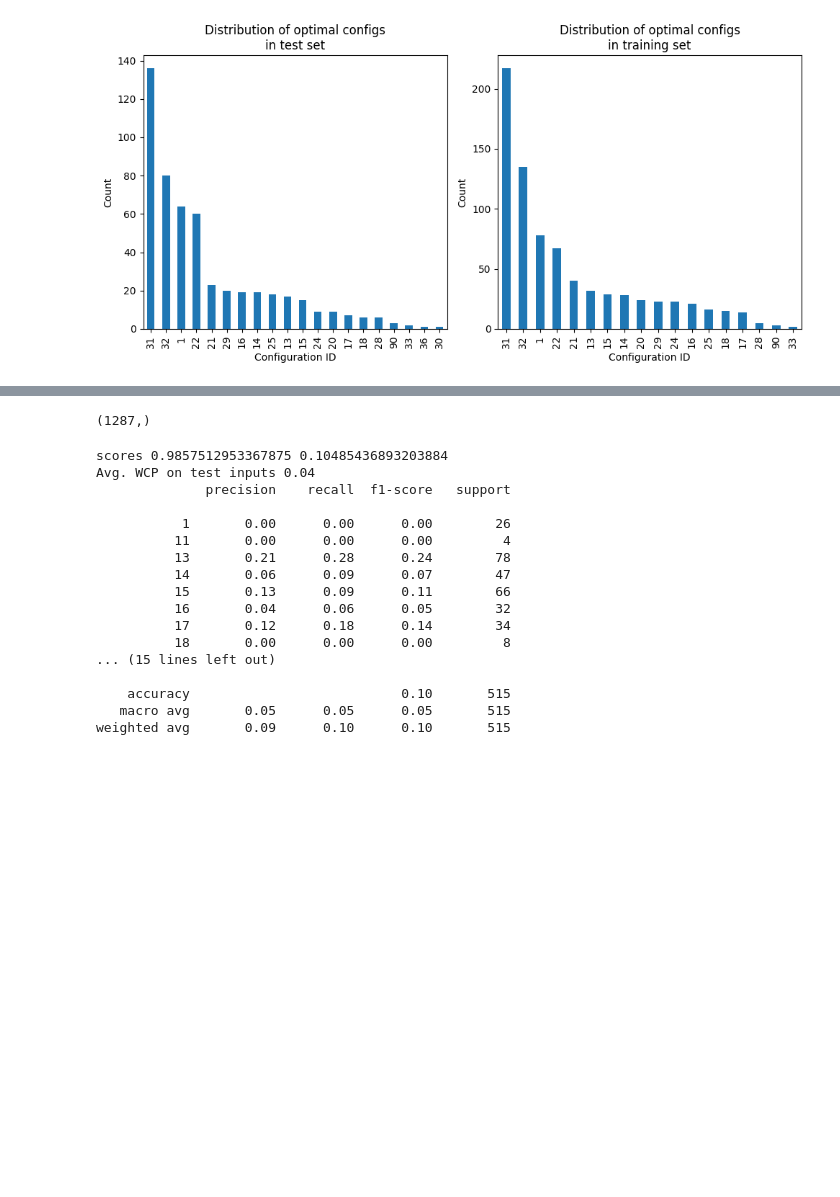
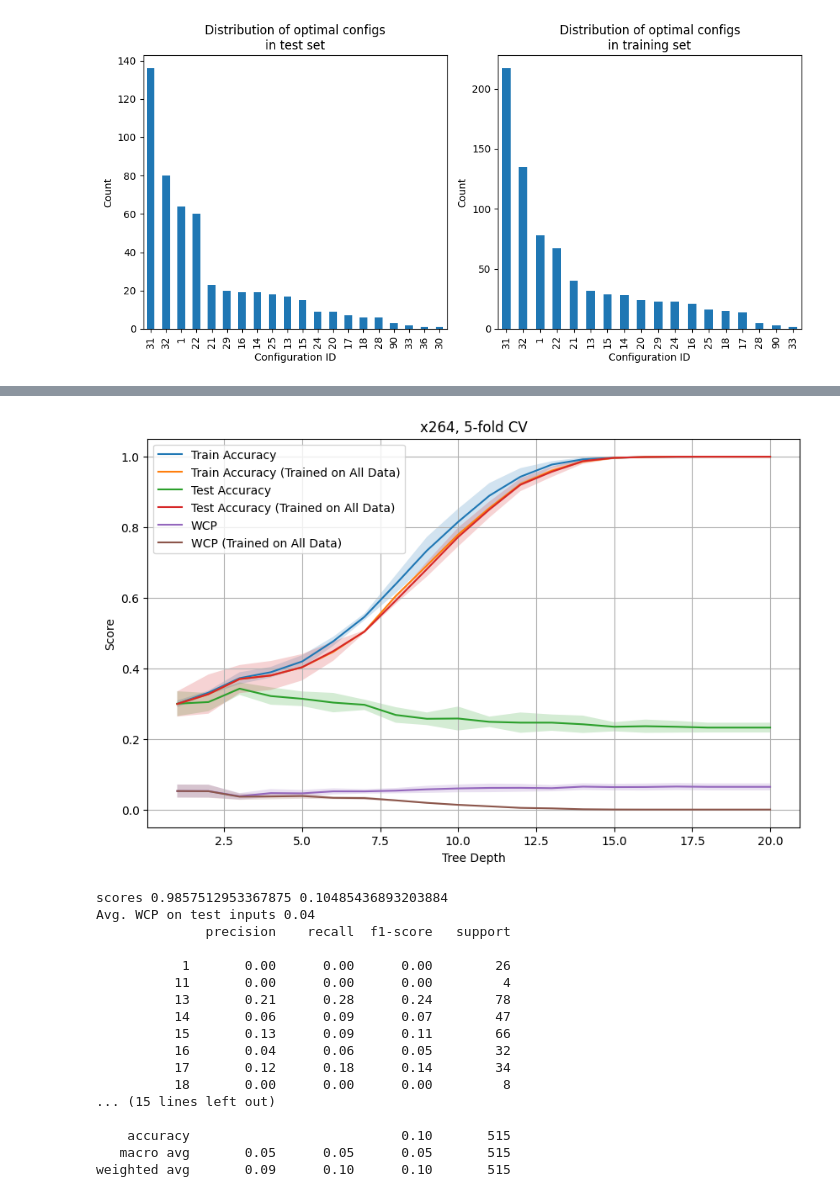
Before and after one commit to simula-vias/partial-configuration, a Jupyter notebook: src/worst_case_performance.ipynb, the cells around one changed output, grey strips where cells are left out. Cells and saved outputs as stored; diff of their text form; code cells hidden in the pictures; blank space fills up the shorter version.

Commit message:
Improvements for the model and visualization

```diff
--- a/src/worst_case_performance.ipynb
+++ b/src/worst_case_performance.ipynb
@@ -260,5 +271,6 @@ for split_idx, (train_inp_idx, test_inp_idx) in enumerate(
     test_best_configs = test_perf["configurationID"].value_counts()
     train_best_configs = train_perf["configurationID"].value_counts()
     # This is for how many test inputs we do not have the best configuration in the training set
-    print(f"Split {split_idx}: Missing best configurations in training set:", test_best_configs[list(set(test_perf["configurationID"].unique()) - set(train_perf["configurationID"].unique()))].sum())
+    missing_configs = test_best_configs[list(set(test_perf["configurationID"].unique()) - set(train_perf["configurationID"].unique()))].sum()
+    print(f"Split {split_idx}: Missing best configurations in training set: {missing_configs}/{len(test_perf['configurationID'].unique())}")
 # %% [output]
@@ -286,6 +298,14 @@ splits = 5
 kf_inp = KFold(n_splits=splits, random_state=None, shuffle=False)
 
 inputnames = perf_matrix["inputname"].unique()
+
+# Store results for all splits
+all_train_acc = []
+all_train_acc2 = []
+all_test_acc = []
+all_test_acc2 = []
+all_wcp = []
+all_wcp2 = []
 
 ## Baselines
 for split_idx, (train_inp_idx, test_inp_idx) in enumerate(
@@ -322,17 +342,67 @@ for split_idx, (train_inp_idx, test_inp_idx) in enumerate(
     X_all = np.concatenate((X, X_test))
     y_all = np.concatenate((y, y_test))
 
-    for md in range(1, X_all.shape[1]+1):
+    depths = range(1, 21) #X_all.shape[1]+1)
+    train_acc = []
+    train_acc2 = []
+    test_acc = []
+    test_acc2 = []
+    wcp = []
+    wcp2 = []
+
+    for md in depths:
         clf = DecisionTreeClassifier(criterion="entropy", max_depth=md, random_state=random_state)
-        clf = clf.fit(X_all, y_all)
+        clf = clf.fit(X, y)
         pred_cfg_test = target_preprocessor.inverse_transform(clf.predict(X_test))
 
         clf2 = DecisionTreeClassifier(criterion="entropy", max_depth=md, random_state=random_state)
         clf2 = clf2.fit(X_all, y_all)
         pred_cfg_test2 = target_preprocessor.inverse_transform(clf2.predict(X_test))
 
-        # print(np.histogram(pred_cfg_test))
-        print(
-            f"depth:{md} accuracy {clf.score(X, y):.3f}, {clf.score(X_test, y_test):.3f}, {clf2.score(X_test, y_test):.3f} WCP: {eval_prediction(pred_cfg_test):.4f} WCP2: {eval_prediction(pred_cfg_test2):.4f}"
-            )
+        train_acc.append(clf.score(X, y))
+        train_acc2.append(clf2.score(X_all, y_all))
+        test_acc.append(clf.score(X_test, y_test))
+        test_acc2.append(clf2.score(X_test, y_test))
+        wcp.append(eval_prediction(pred_cfg_test))
+        wcp2.append(eval_prediction(pred_cfg_test2))
+
+    all_train_acc.append(train_acc)
+    all_train_acc2.append(train_acc2)
+    all_test_acc.append(test_acc)
+    all_test_acc2.append(test_acc2)
+    all_wcp.append(wcp)
+    all_wcp2.append(wcp2)
+
+mean_train_acc = np.mean(all_train_acc, axis=0)
+std_train_acc = np.std(all_train_acc, axis=0)
+mean_train_acc2 = np.mean(all_train_acc2, axis=0)
+std_train_acc2 = np.std(all_train_acc2, axis=0)
+mean_test_acc = np.mean(all_test_acc, axis=0)
+std_test_acc = np.std(all_test_acc, axis=0)
+mean_test_acc2 = np.mean(all_test_acc2, axis=0)
+std_test_acc2 = np.std(all_test_acc2, axis=0)
+mean_wcp = np.mean(all_wcp, axis=0)
+std_wcp = np.std(all_wcp, axis=0)
+mean_wcp2 = np.mean(all_wcp2, axis=0)
+std_wcp2 = np.std(all_wcp2, axis=0)
+
+plt.figure(figsize=(10,6))
+plt.plot(depths, mean_train_acc, label='Train Accuracy')
+plt.fill_between(depths, mean_train_acc - std_train_acc, mean_train_acc + std_train_acc, alpha=0.2)
+plt.plot(depths, mean_train_acc2, label='Train Accuracy (Trained on All Data)')
+plt.fill_between(depths, mean_train_acc2 - std_train_acc2, mean_train_acc2 + std_train_acc2, alpha=0.2)
+plt.plot(depths, mean_test_acc, label='Test Accuracy')
+plt.fill_between(depths, mean_test_acc - std_test_acc, mean_test_acc + std_test_acc, alpha=0.2)
+plt.plot(depths, mean_test_acc2, label='Test Accuracy (Trained on All Data)')
+plt.fill_between(depths, mean_test_acc2 - std_test_acc2, mean_test_acc2 + std_test_acc2, alpha=0.2)
+plt.plot(depths, mean_wcp, label='WCP')
+plt.fill_between(depths, mean_wcp - std_wcp, mean_wcp + std_wcp, alpha=0.2)
+plt.plot(depths, mean_wcp2, label='WCP (Trained on All Data)')
+plt.fill_between(depths, mean_wcp2 - std_wcp2, mean_wcp2 + std_wcp2, alpha=0.2)
+plt.xlabel('Tree Depth')
+plt.ylabel('Score')
+plt.legend()
+plt.title("x264, 5-fold CV")
+plt.grid(True)
+plt.show()
 # %% [output]
@@ -356,7 +409,4 @@ depth:19 accuracy 1.000, 1.000, 1.000 WCP: 0.0000 WCP2: 0.0000
+[figure, added]
-# %%
-y_all.shape
-# %% [output]
-(1287,)
 # %%
 clf = RandomForestClassifier(n_estimators=10, random_state=random_state)
 clf.fit(X, y)
```
Also changed, not shown: parts of 6 cells of this notebook, 4 other files.
